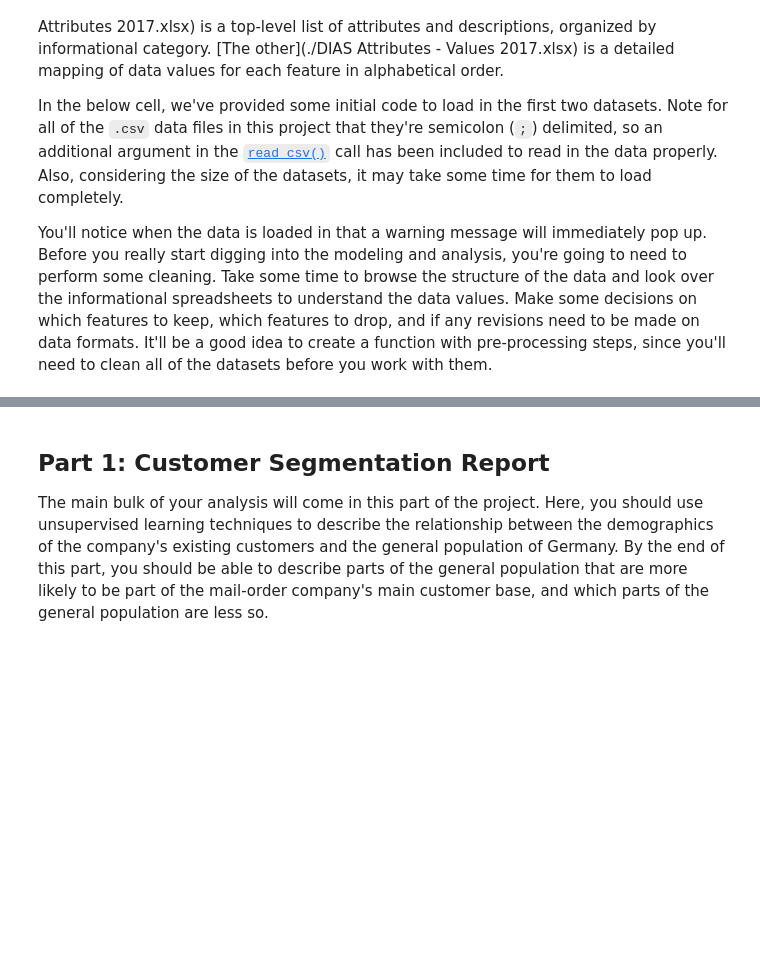
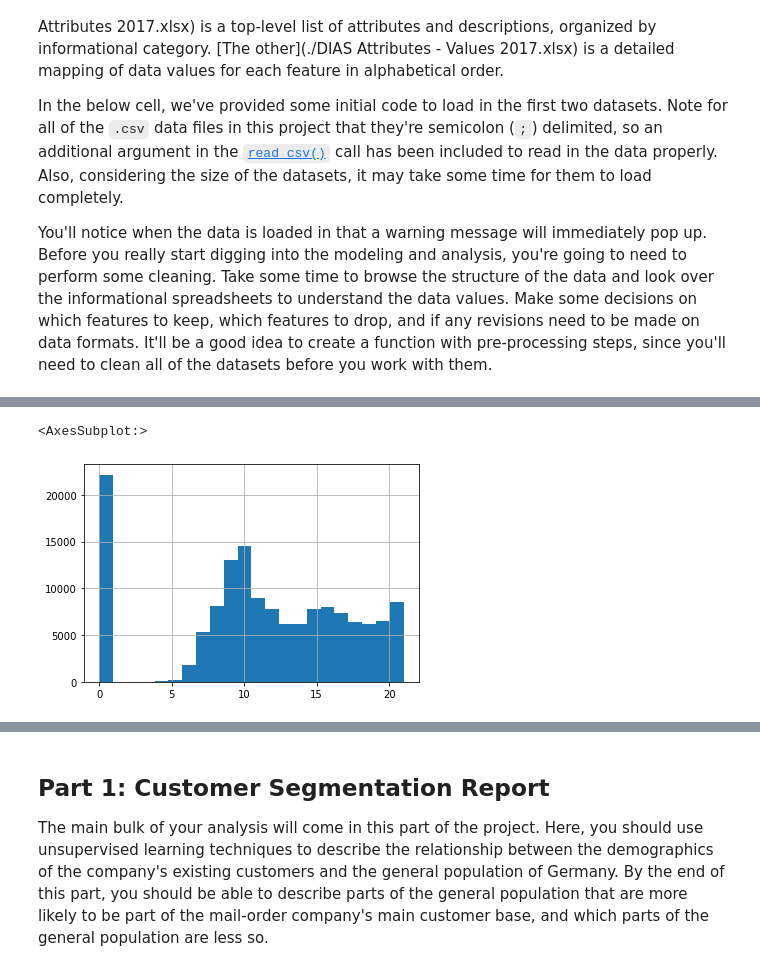
Before and after one commit to JoseAlexanderCL/CapstoneUD, a Jupyter notebook: Arvato Project Workbook.ipynb, the cells around one changed output, grey strips where cells are left out. Saved outputs shown, nothing was run; the diff lists cells and outputs as text; code cells hidden in the pictures; blank space fills up the shorter version.

```diff
--- a/Arvato Project Workbook.ipynb
+++ b/Arvato Project Workbook.ipynb
@@ -50,5 +55,0 @@ customers.shape
-# %%
-# Adding customer mark and dropping different columns
-azdias['Customer'] = 0
-customers['Customer'] = 1
-customers = customers.drop(columns = ['PRODUCT_GROUP', 'CUSTOMER_GROUP', 'ONLINE_PURCHASE'])
@@ -94,0 +76,8 @@ def replacemv(df):
+# %%
+# Age distribution in Customers
+# ALTER_HH definition: main age within the household
+
+customers['ALTER_HH'].hist(bins=22)
+# %% [output]
+<AxesSubplot:>
+[figure, added]
```
Also changed, not shown: parts of 128 cells of this notebook, 28 other files.
